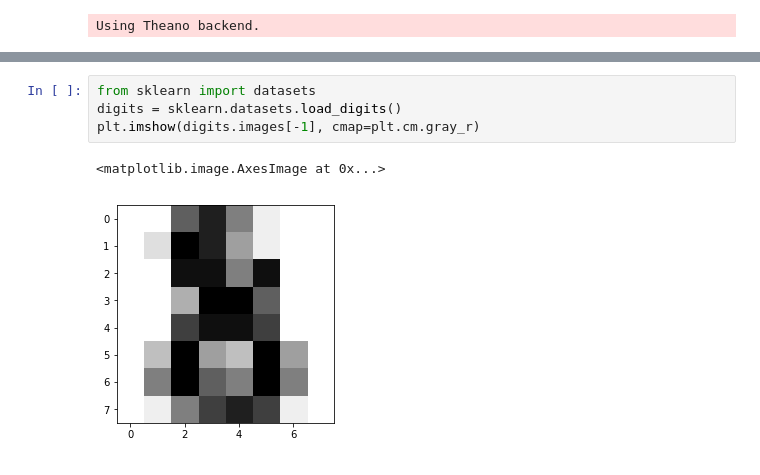
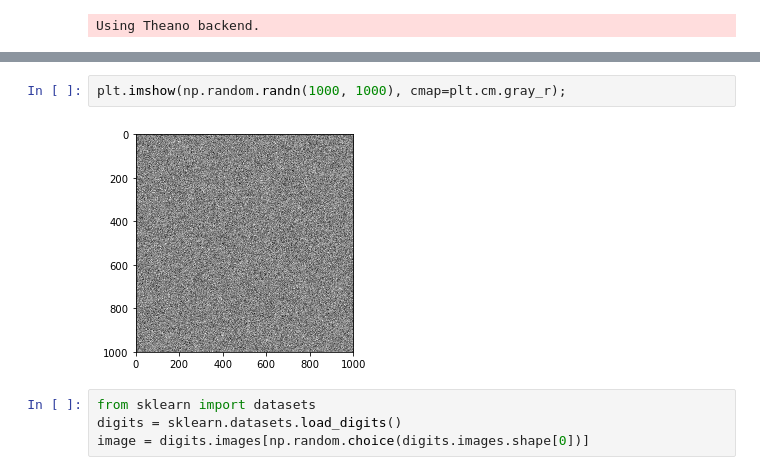
Before and after one commit to yang-zhang/code-data-science, a Jupyter notebook: python.ipynb, the cells around one changed output, grey strips where cells are left out. Saved outputs shown, nothing was run; the diff lists cells and outputs as text.

```diff
--- a/python.ipynb
+++ b/python.ipynb
@@ -7,7 +15,8 @@ Using Theano backend.
+# %%
+plt.imshow(np.random.randn(1000, 1000), cmap=plt.cm.gray_r);
+# %% [output]
+[figure, added]
 # %%
 from sklearn import datasets
 digits = sklearn.datasets.load_digits()
-plt.imshow(digits.images[-1], cmap=plt.cm.gray_r)
+image = digits.images[np.random.choice(digits.images.shape[0])]
-# %% [output]
-<matplotlib.image.AxesImage at 0x...>
-[figure, removed]
```
Also changed, not shown: parts of 5 cells of this notebook, 1 other file.
